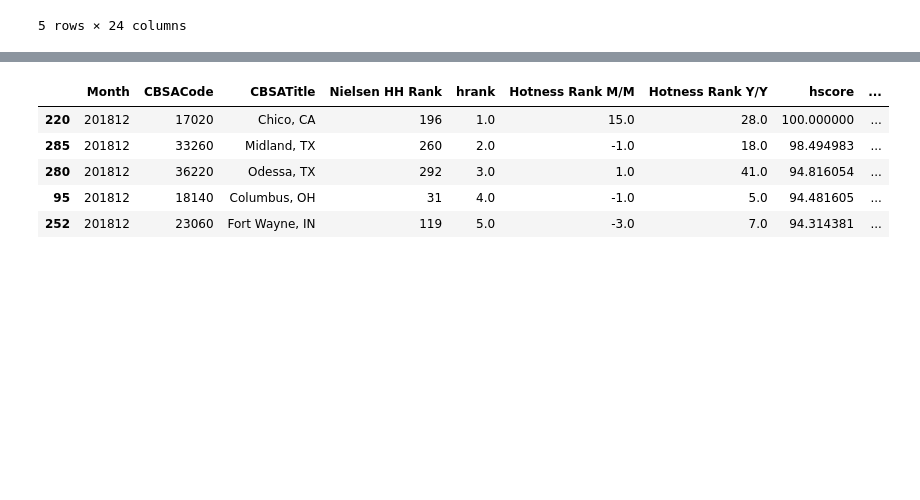
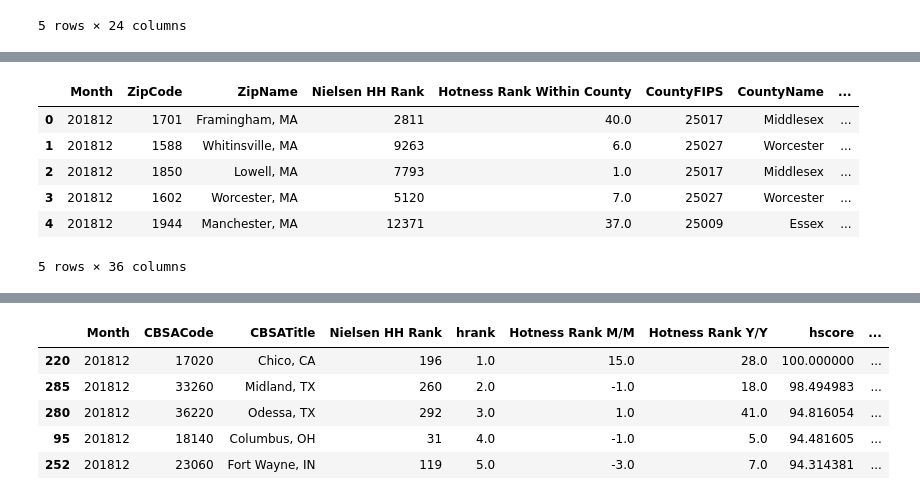
Before and after one commit to LoriHarris/Real_Estate_Affordability, a Jupyter notebook: plots.ipynb, the cells around one changed output, grey strips where cells are left out. Saved outputs shown, nothing was run; the diff lists cells and outputs as text; code cells hidden in the pictures; blank space fills up the shorter version.

```diff
--- a/plots.ipynb
+++ b/plots.ipynb
@@ -25,0 +43,11 @@ data.head()
+# %%
+# Display the data table for preview
+data_zip.head()
+# %% [output]
+|  | Month | ZipCode | ZipName | Nielsen HH Rank | Hotness Rank Within County | CountyFIPS | CountyName | ... |
+| 0 | 201812 | 1701 | Framingham, MA | 2811 | 40.0 | 25017 | Middlesex | ... |
+| 1 | 201812 | 1588 | Whitinsville, MA | 9263 | 6.0 | 25027 | Worcester | ... |
+| 2 | 201812 | 1850 | Lowell, MA | 7793 | 1.0 | 25017 | Middlesex | ... |
+| 3 | 201812 | 1602 | Worcester, MA | 5120 | 7.0 | 25027 | Worcester | ... |
+| 4 | 201812 | 1944 | Manchester, MA | 12371 | 37.0 | 25009 | Essex | ... |
+5 rows × 36 columns
```
Also changed, not shown: parts of 3 cells of this notebook, 1 other file.
